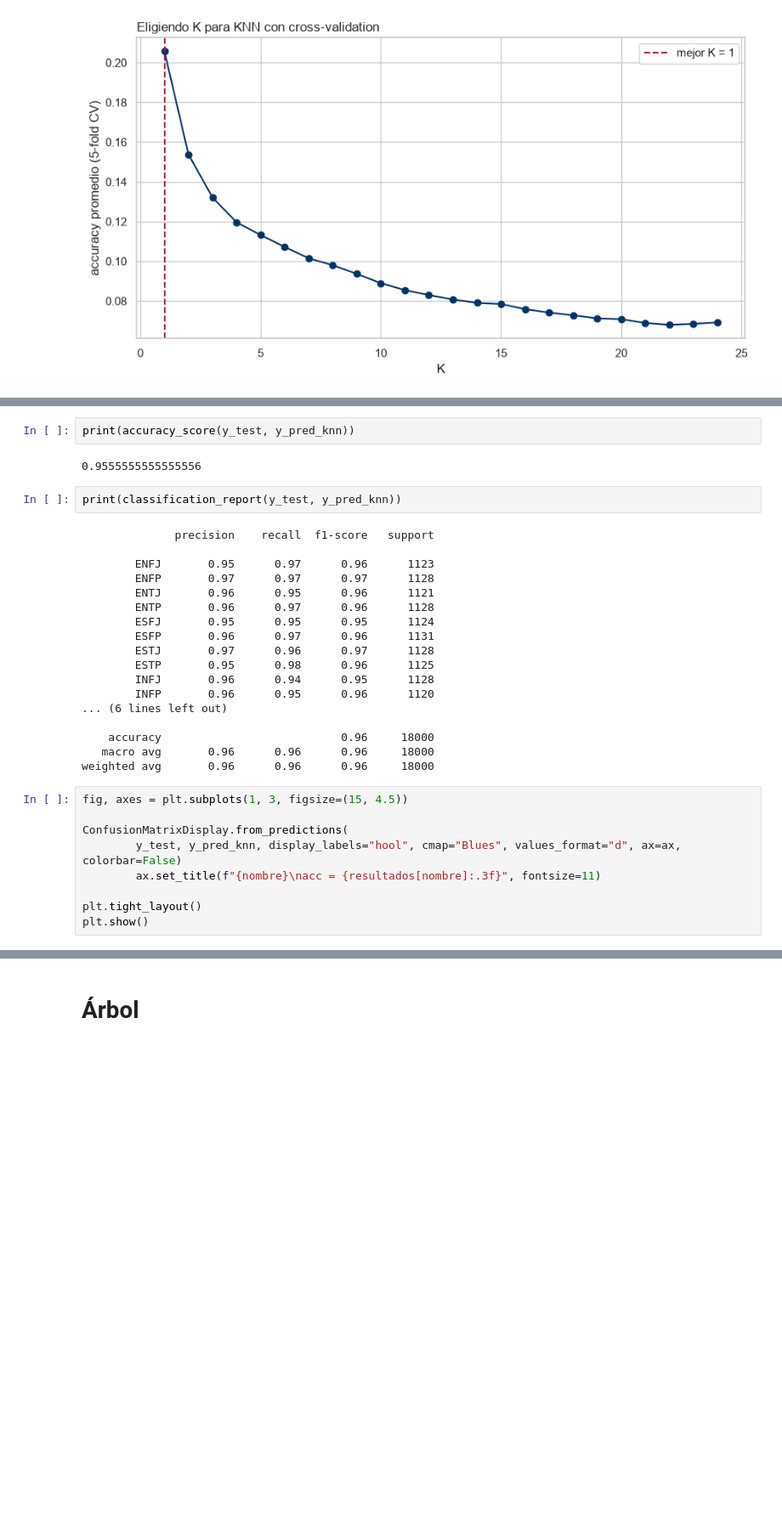
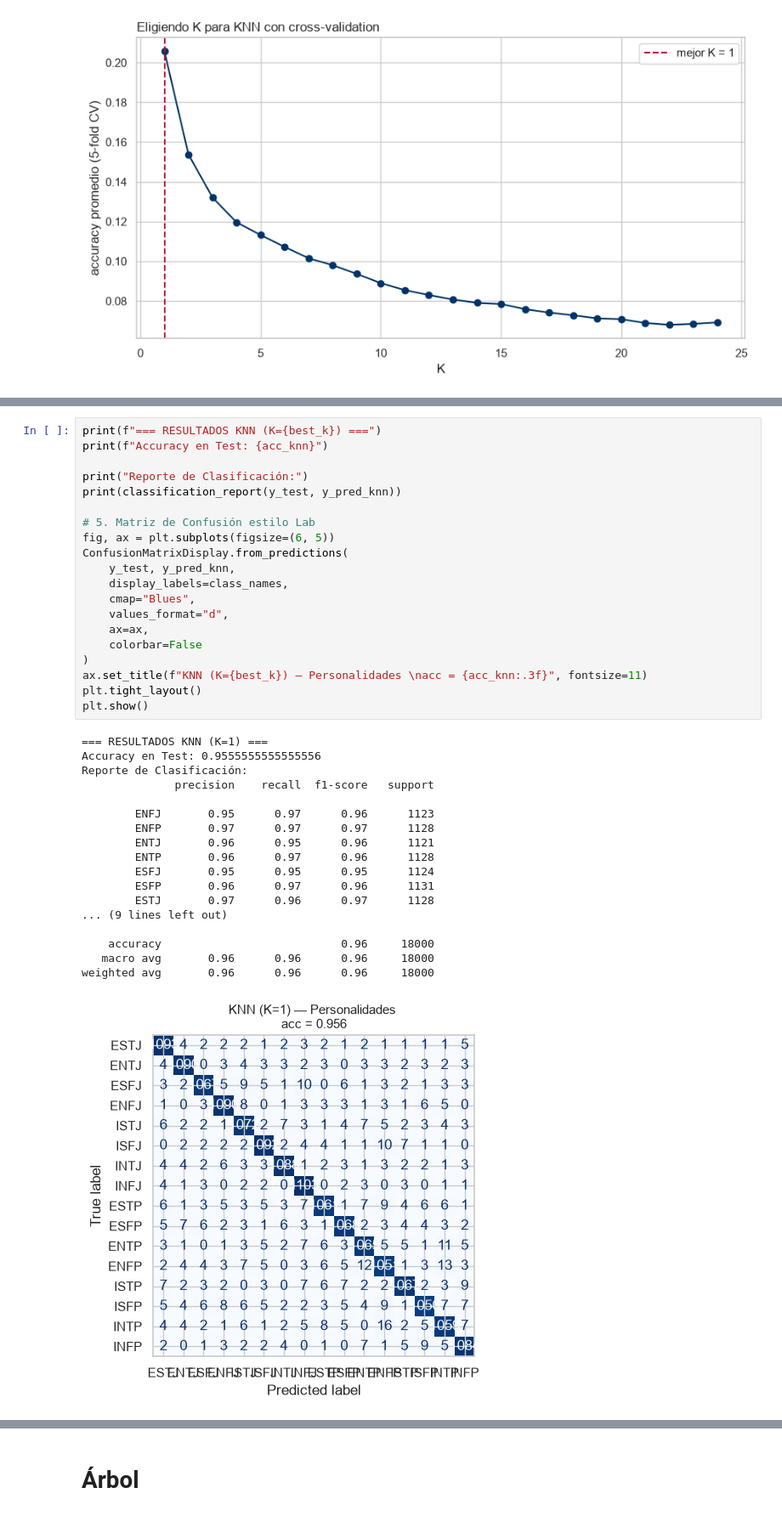
Before and after one commit to arantxavalenciaa/MarioKart_Classification_ML, a Jupyter notebook: model2.ipynb, the cells around one changed output, grey strips where cells are left out. Shown at 85% size. Drawn from its saved outputs; the diff is of its cells as text; blank space fills up the shorter version.

```diff
--- a/model2.ipynb
+++ b/model2.ipynb
@@ -174,33 +228,39 @@ y_pred_knn = KNN_model.predict(X_test_s)
-# %%
-print(accuracy_score(y_test, y_pred_knn))
-# %% [output]
-0.9555555555555556
-# %%
-print(classification_report(y_test, y_pred_knn))
-# %% [output]
-              precision    recall  f1-score   support
-
-        ENFJ       0.95      0.97      0.96      1123
-        ENFP       0.97      0.97      0.97      1128
-        ENTJ       0.96      0.95      0.96      1121
-        ENTP       0.96      0.97      0.96      1128
-        ESFJ       0.95      0.95      0.95      1124
-        ESFP       0.96      0.97      0.96      1131
-        ESTJ       0.97      0.96      0.97      1128
-        ESTP       0.95      0.98      0.96      1125
-        INFJ       0.96      0.94      0.95      1128
-        INFP       0.96      0.95      0.96      1120
-... (6 lines left out)
-
-    accuracy                           0.96     18000
-   macro avg       0.96      0.96      0.96     18000
-weighted avg       0.96      0.96      0.96     18000
-# %%
-fig, axes = plt.subplots(1, 3, figsize=(15, 4.5))
-
-ConfusionMatrixDisplay.from_predictions(
-        y_test, y_pred_knn, display_labels="hool", cmap="Blues", values_format="d", ax=ax, colorbar=False)
-        ax.set_title(f"{nombre}\nacc = {resultados[nombre]:.3f}", fontsize=11)
-
-plt.tight_layout()
-plt.show()
+# %%
+print(f"=== RESULTADOS KNN (K={best_k}) ===")
+print(f"Accuracy en Test: {acc_knn}")
+
+print("Reporte de Clasificación:")
+print(classification_report(y_test, y_pred_knn))
+
+# 5. Matriz de Confusión estilo Lab
+fig, ax = plt.subplots(figsize=(6, 5))
+ConfusionMatrixDisplay.from_predictions(
+    y_test, y_pred_knn,
+    display_labels=class_names,
+    cmap="Blues",
+    values_format="d",
+    ax=ax,
+    colorbar=False
+)
+ax.set_title(f"KNN (K={best_k}) — Personalidades \nacc = {acc_knn:.3f}", fontsize=11)
+plt.tight_layout()
+plt.show()
+# %% [output]
+=== RESULTADOS KNN (K=1) ===
+Accuracy en Test: 0.9555555555555556
+Reporte de Clasificación:
+              precision    recall  f1-score   support
+
+        ENFJ       0.95      0.97      0.96      1123
+        ENFP       0.97      0.97      0.97      1128
+        ENTJ       0.96      0.95      0.96      1121
+        ENTP       0.96      0.97      0.96      1128
+        ESFJ       0.95      0.95      0.95      1124
+        ESFP       0.96      0.97      0.96      1131
+        ESTJ       0.97      0.96      0.97      1128
+... (9 lines left out)
+
+    accuracy                           0.96     18000
+   macro avg       0.96      0.96      0.96     18000
+weighted avg       0.96      0.96      0.96     18000
+[figure, added]
```
Also changed, not shown: parts of 19 cells of this notebook, 1 other file.
